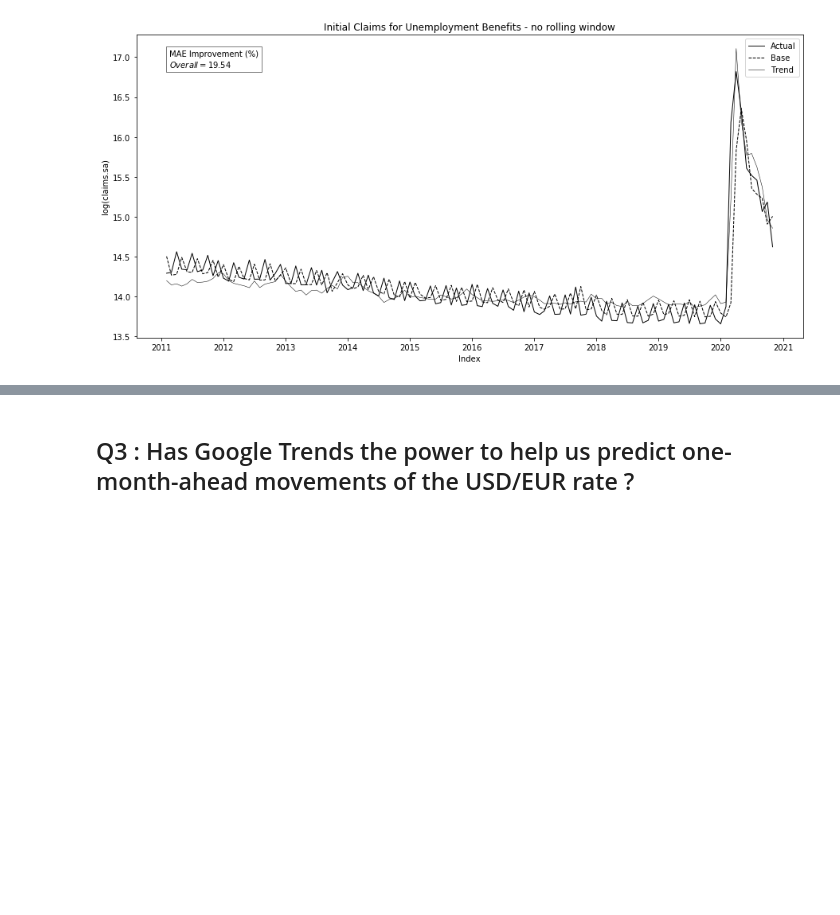
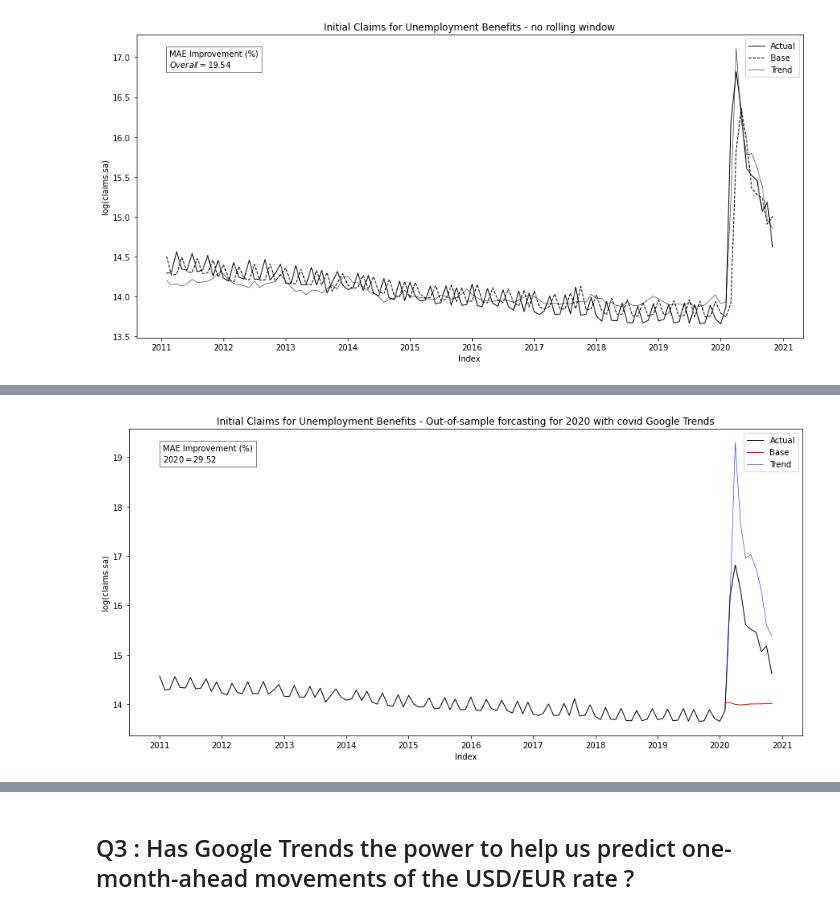
Before and after one commit to epfl-ada/ada-2020-project-milestone-p3-p3_adaimb, a Jupyter notebook: MilestoneP4.ipynb, the cells around one changed output, grey strips where cells are left out. Saved outputs shown, nothing was run; the diff lists cells and outputs as text; code cells hidden in the pictures; blank space fills up the shorter version.

```diff
--- a/MilestoneP4.ipynb
+++ b/MilestoneP4.ipynb
@@ -550,0 +554,22 @@ plt.show()
+# %%
+mae_covid = mean_absolute_error(df_new.ICSA[-10:],preds_trends_covid)/(df_new.ICSA[-10:].mean())
+improvement_Covid = (mae_base2020-mae_covid)/mae_base2020*100
+# %%
+fig,ax = plt.subplots()
+ax.plot(iclaims['DATE'],iclaims['ICSA'],color='black',label='Actual',linewidth=1)
+ax.plot(df_new['DATE'],preds,linestyle='-',color='r',label='Base',linewidth=1)
+ax.plot(df_new['DATE'],preds_trends_covid,color='b',linewidth=0.5,label='Trend')
+plt.legend()
+textstr = '\n'.join((
+    r'MAE Improvement (%)',
+    r'$2020=%.2f$'%(improvement_Covid,)))
+
+ax.text(0.05, 0.95, textstr, transform=ax.transAxes, fontsize=10,
+        verticalalignment='top',bbox=dict(facecolor='white', alpha=0.5))
+ax.set_ylabel('log(claims.sa)')
+ax.set_xlabel('Index')
+ax.set_title('Initial Claims for Unemployment Benefits - Out-of-sample forcasting for 2020 with covid Google Trends')
+fig.set_size_inches(15,7)
+plt.show()
+# %% [output]
+[figure, added]
```
Also changed, not shown: parts of 33 cells of this notebook, 1 other file.
